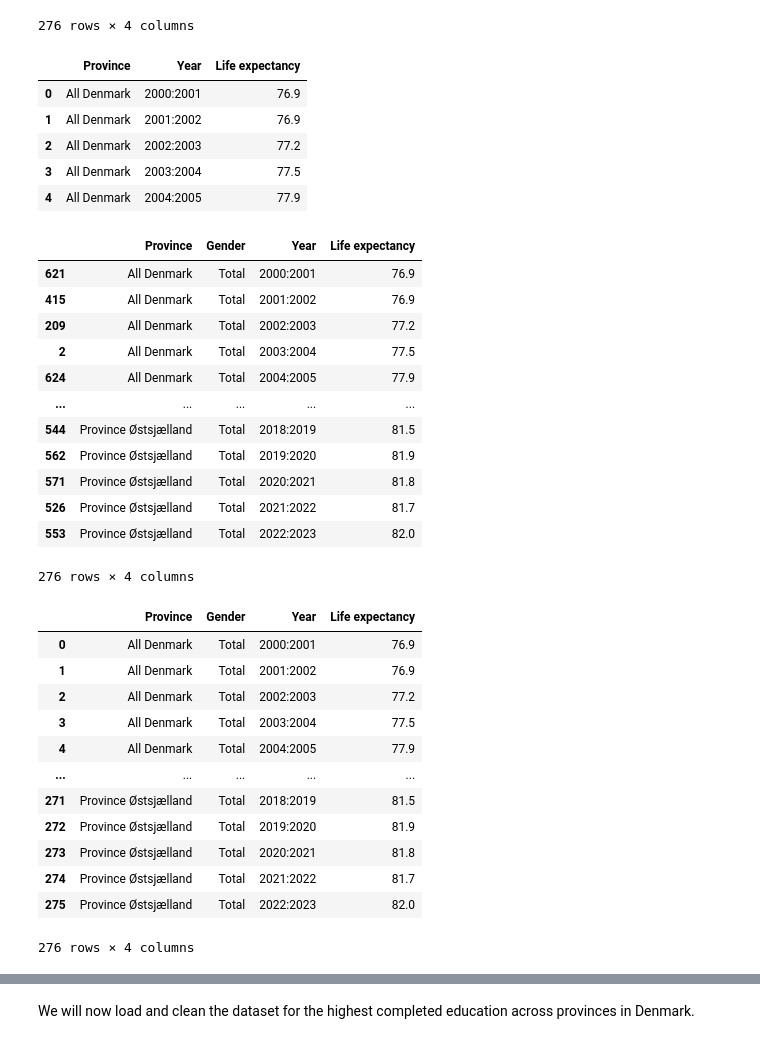
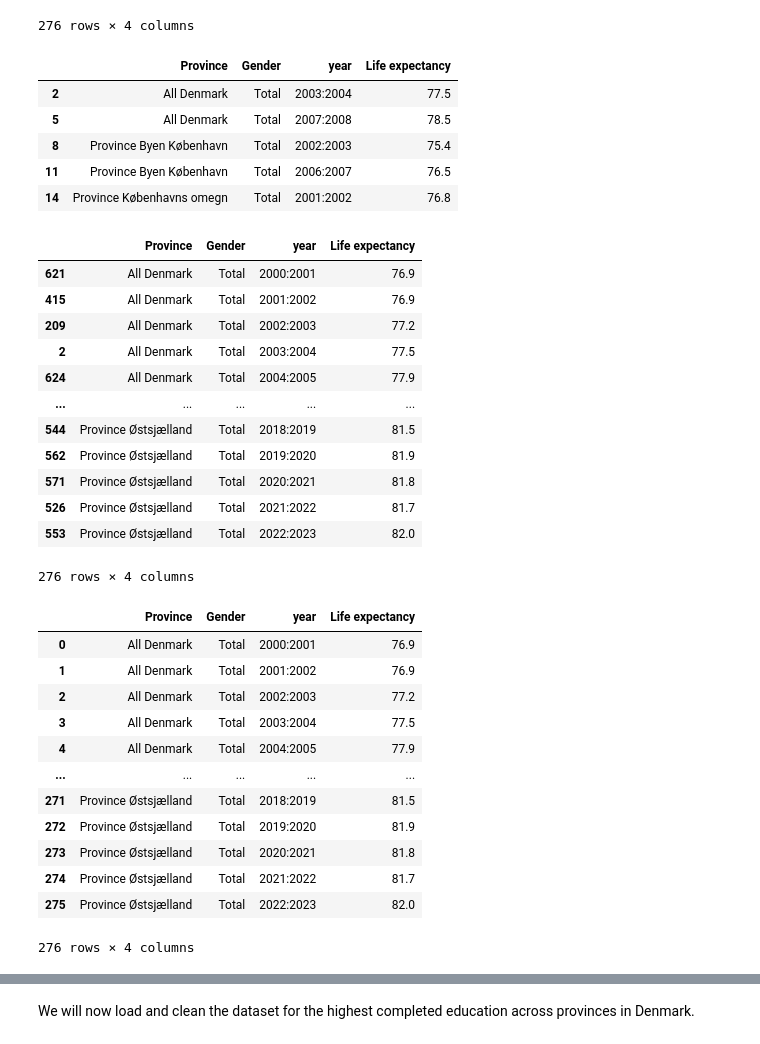
Before and after one commit to NumEconCopenhagen/projects-2024-sarah-og-pernille, a Jupyter notebook: dataproject/dataproject.ipynb, the cells around one changed output, grey strips where cells are left out. Saved outputs shown, nothing was run; the diff lists cells and outputs as text; code cells hidden in the pictures.

```diff
--- a/dataproject/dataproject.ipynb
+++ b/dataproject/dataproject.ipynb
@@ -70,22 +70,22 @@ display(hisb77)
 276 rows × 4 columns
 # %%
 #Now we rename the variables.
-hisb77.rename(columns = {'OMRÅDE':'Province', 'KØN':"Gender", 'TID':'Year', 'INDHOLD':'Life expectancy'}, inplace=True)
+hisb77.rename(columns = {'OMRÅDE':'Province', 'KØN':"Gender", 'TID':'year', 'INDHOLD':'Life expectancy'}, inplace=True)
 hisb77.head(5)
 # %% [output]
-|  | Province | Year | Life expectancy |
-| 0 | All Denmark | 2000:2001 | 76.9 |
-| 1 | All Denmark | 2001:2002 | 76.9 |
-| 2 | All Denmark | 2002:2003 | 77.2 |
-| 3 | All Denmark | 2003:2004 | 77.5 |
-| 4 | All Denmark | 2004:2005 | 77.9 |
+|  | Province | Gender | year | Life expectancy |
+| 2 | All Denmark | Total | 2003:2004 | 77.5 |
+| 5 | All Denmark | Total | 2007:2008 | 78.5 |
+| 8 | Province Byen København | Total | 2002:2003 | 75.4 |
+| 11 | Province Byen København | Total | 2006:2007 | 76.5 |
+| 14 | Province Københavns omegn | Total | 2001:2002 | 76.8 |
 # %%
 #Now we sort the dataset by 'Province'.
-hisb77_sorted = hisb77.sort_values(by=['Province', 'Year'], inplace=True)
+hisb77_sorted = hisb77.sort_values(by=['Province', 'year'], inplace=True)
 # Display the sorted dataset
 display(hisb77)
 # %% [output]
-|  | Province | Gender | Year | Life expectancy |
+|  | Province | Gender | year | Life expectancy |
 | 621 | All Denmark | Total | 2000:2001 | 76.9 |
 | 415 | All Denmark | Total | 2001:2002 | 76.9 |
 | 209 | All Denmark | Total | 2002:2003 | 77.2 |
@@ -103,7 +103,7 @@ display(hisb77)
 hisb77.reset_index(inplace=True, drop=True)
 display(hisb77)
 # %% [output]
-|  | Province | Gender | Year | Life expectancy |
+|  | Province | Gender | year | Life expectancy |
 | 0 | All Denmark | Total | 2000:2001 | 76.9 |
 | 1 | All Denmark | Total | 2001:2002 | 76.9 |
 | 2 | All Denmark | Total | 2002:2003 | 77.2 |
```
Also changed, not shown: parts of 13 cells of this notebook.
